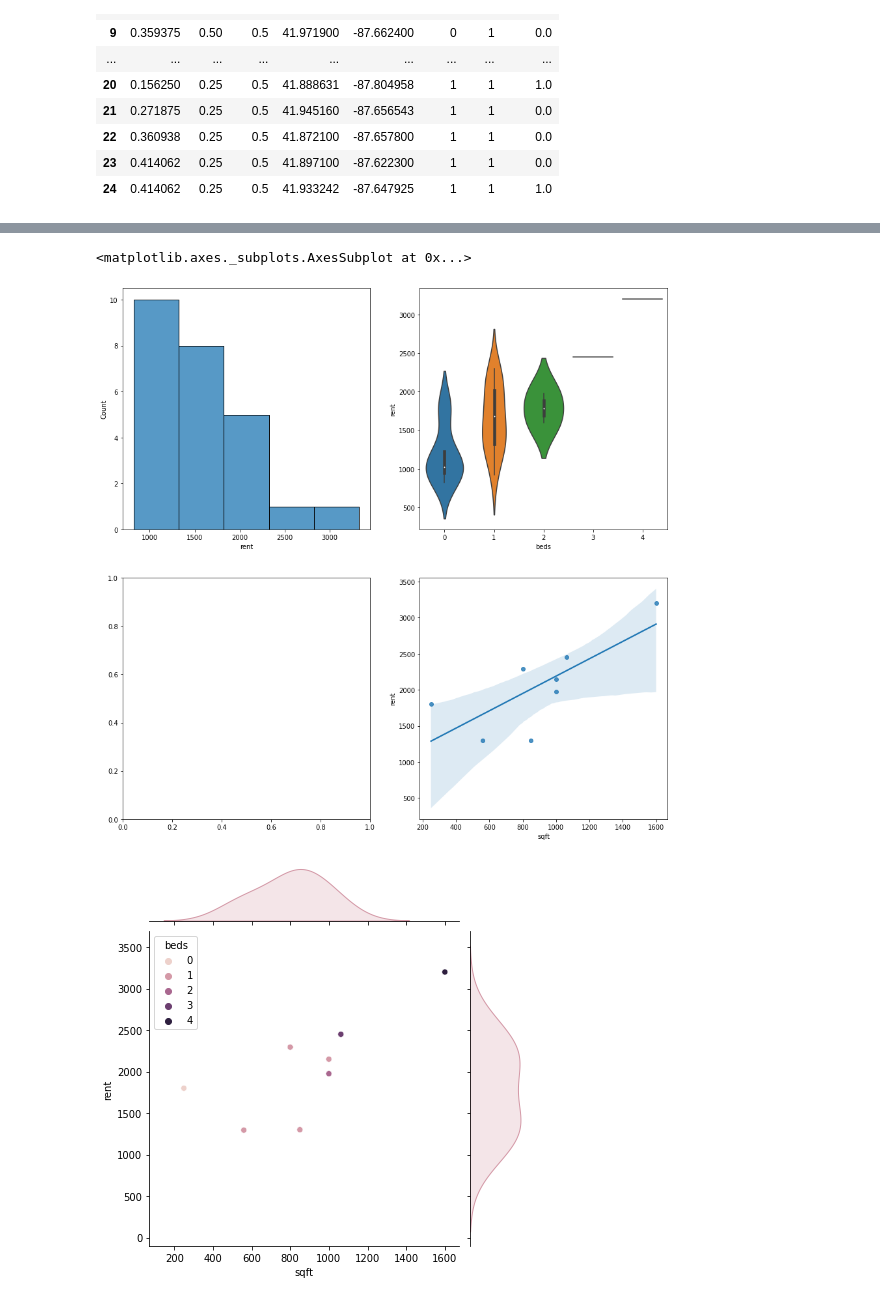
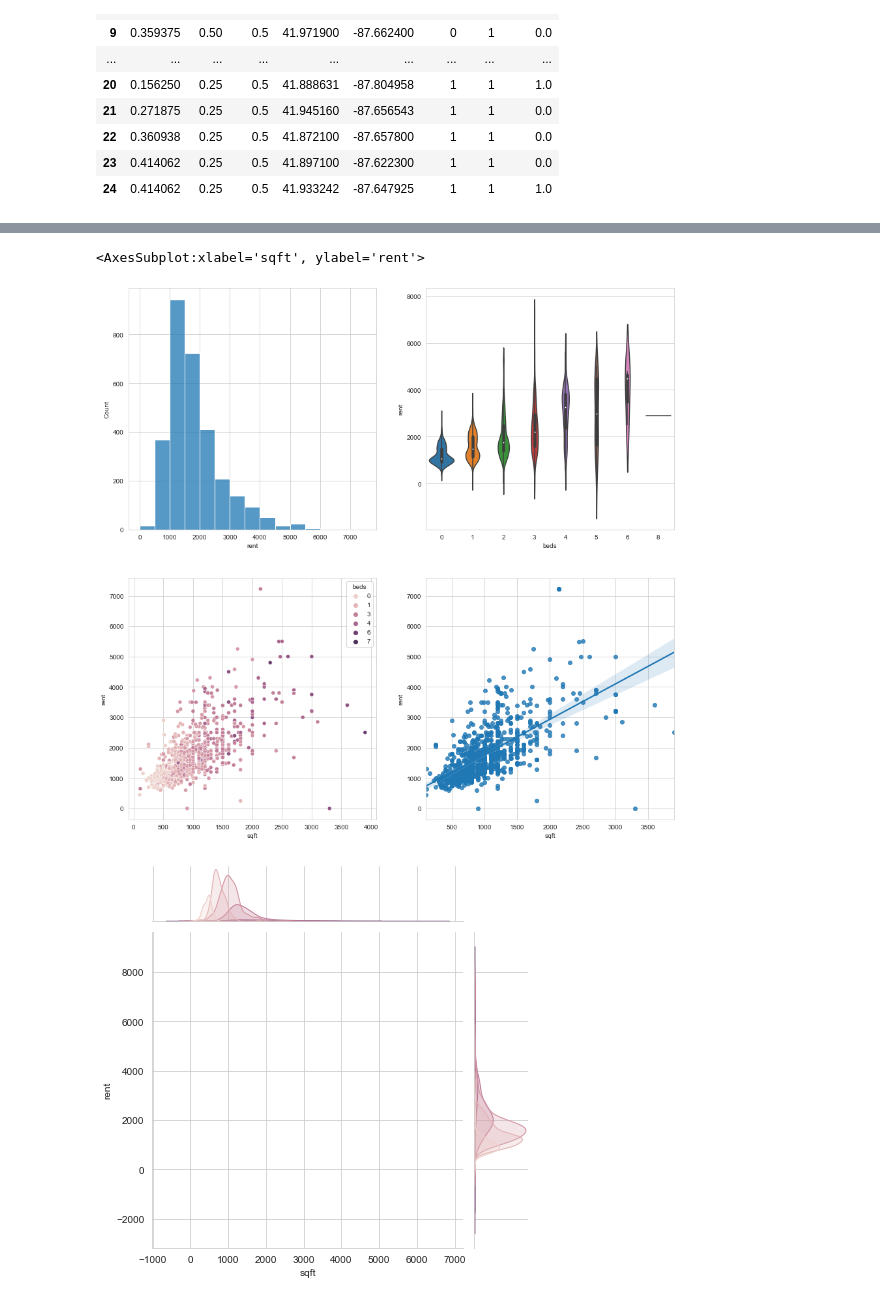
Before and after one commit to gbwiersum/CLApartmentScraper, a Jupyter notebook: CLScraper.ipynb, the cells around one changed output, grey strips where cells are left out. Saved outputs shown, nothing was run; the diff lists cells and outputs as text; code cells hidden in the pictures.

```diff
--- a/CLScraper.ipynb
+++ b/CLScraper.ipynb
@@ -233,7 +238,7 @@ def fetch_blank_listings(listingdf):
     print("failed to fetch first listing")
     print(BeautifulSoup(browser.page_source))
 # %%
-listingdf.drop(columns = [0,1,2,3,4,5,6,7], inplace = True)
+
 parsed = listingdf.apply(lambda x: parse_listing_html(x['html']), axis='columns', result_type='expand')
 parsed.columns = ['baths', 'body', 'lat', 'lon', 'parking', 'dogs', 'cats', 'laundry']
 listingdf = listingdf.join(parsed)
@@ -309,4 +326,0 @@ KeyError: ignored
-# %%
-listingdf['Index']=listingdf.index
-heading_dummies['Index']=listingdf.index
-listingdf[list(heading_dummies.columns)]=heading_dummies
@@ -398,0 +420,13 @@ sns.heatmap(dummy.corr(), annot=True)
+# %%
+listingdf['rent']=listingdf['rent'].apply(lambda x: int(x.replace("$", "").replace(",", "")))
+# %%
+def fix_baths(x):
+  if x is None:
+    return 0
+  else:
+    try:
+      return float(x)
+    except:
+      return(0)
+
+listingdf['baths'] = listingdf['baths'].apply(lambda x: fix_baths(x))
@@ -399,15 +486,15 @@ sns.heatmap(dummy.corr(), annot=True)
 # %%
 import seaborn as sns
 import matplotlib.pyplot as plt
 
 fig, axes = plt.subplots(2,2 , figsize=(15, 15))
-sns.histplot(ax=axes[0,0], data=df['rent'], binwidth=500)
-sns.violinplot(ax=axes[0,1], x=df["beds"], y=df["rent"])
-sns.jointplot(ax=axes[1,0], x=df[df['sqft']>0]['sqft'], y=df[df['sqft']>0]['rent'], hue=df['beds'])
-sns.regplot(ax=axes[1,1], x=df[df['sqft']>0]['sqft'], y=df[df['sqft']>0]['rent'])
+sns.histplot(ax=axes[0,0], data=listingdf['rent'], binwidth=500)
+sns.violinplot(ax=axes[0,1], x=listingdf["beds"], y=listingdf["rent"])
+sns.jointplot(ax=axes[1,0], x=listingdf[listingdf['sqft']>0]['sqft'], y=listingdf[listingdf['sqft']>0]['rent'], hue=listingdf['beds'])
+sns.regplot(ax=axes[1,1], x=listingdf[listingdf['sqft']>0]['sqft'], y=listingdf[listingdf['sqft']>0]['rent'])
 # %% [output]
-<matplotlib.axes._subplots.AxesSubplot at 0x...>
+<AxesSubplot:xlabel='sqft', ylabel='rent'>
-[figure, old version]
+[figure, new version]
-[figure, old version]
+[figure, new version]
 # %%
 from scipy.stats import linregress
```
Also changed, not shown: parts of 20 cells of this notebook.
